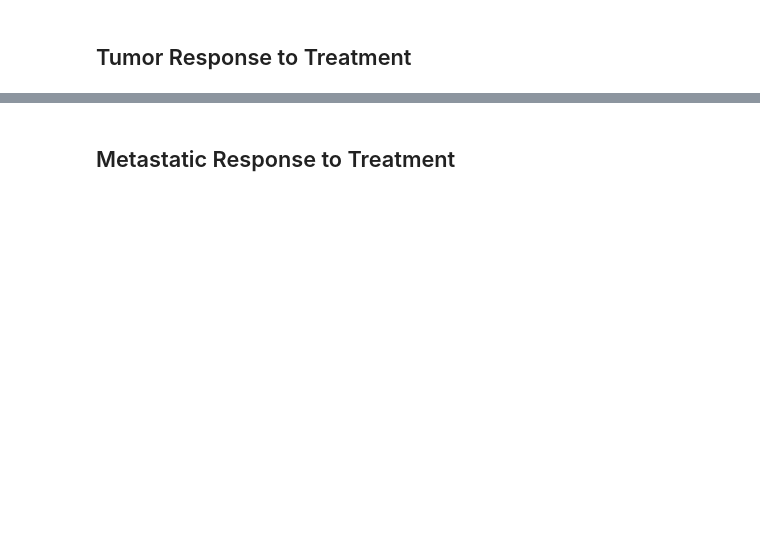
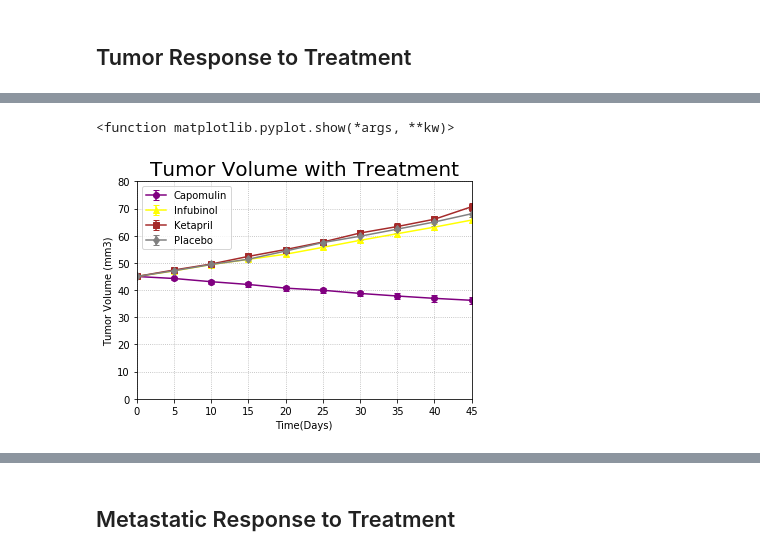
Before and after one commit to Persephone007/Matplotlib, a Jupyter notebook: pymaceuticals_starter.ipynb, the cells around one changed output, grey strips where cells are left out. Cells and saved outputs as stored; diff of their text form; code cells hidden in the pictures; blank space fills up the shorter version.

```diff
--- a/pymaceuticals_starter.ipynb
+++ b/pymaceuticals_starter.ipynb
@@ -114,4 +133,8 @@ tumor_SE_df_1.head(15)
 # %%
-# Minor Data Munging to Re-Format the Data Frames
+# Minor Data Munging to Re-Format the Data Frame
+
+tumor_drug = pd.pivot_table(tumor_df, index=["Timepoint"], values=["Tumor Volume (mm3)"], columns=["Drug"])
 
 # Preview that Reformatting worked
+
+tumor_drug
@@ -134,3 +155,49 @@ plt.show()
+# %%
+drug=["Capomulin","Infubinol","Ketapril","Placebo"]
+colors=["purple","yellow","brown","gray"]
+markers=["o","^","s","d"]
+
+lines = []
+drug=["Capomulin","Infubinol","Ketapril","Placebo"]
+
+# Intializing the plots
+fig, ax = plt.subplots()
+ax.plot(label=drug)
+
+
+for i in drug:
+    # Setting
+    x_data=tumor_drug.index.values
+    y_data=tumor_mean_volume[i]
+    err=tumor_SE_volume[i]
+
+    # Index for colors and markers
+    index=drug.index(i)
+
+    #  Plot
+    ax.errorbar(x_data, y_data, err, linestyle="-", color=colors[index],
+                marker=markers[index],capsize=3,capthick=1)
+    # Setting the legend
+    plt.legend(["Capomulin","Infubinol","Ketapril","Placebo"], loc='upper left', frameon=True)
+
+
+
+plt.grid(linestyle='dotted')
+# Setting the x_axis and y_axis limits
+ax.set_xlim(0,45)
+ax.set_ylim(0,80)
+# Setting the title,x_axis and y_axis labels
+
+ax.set_title("Tumor Volume with Treatment", fontsize=20)
+ax.set_xlabel("Time(Days)")
+ax.set_ylabel("Tumor Volume (mm3)")
+
+plt.savefig("tumor_volume.png")
+
+plt.show
+# %% [output]
+<function matplotlib.pyplot.show(*args, **kw)>
+[figure, added]
 # %% [markdown]
 ![Tumor Response to Treatment](../Images/treatment.png)
 # %% [markdown]
```
Also changed, not shown: parts of 29 cells of this notebook.
